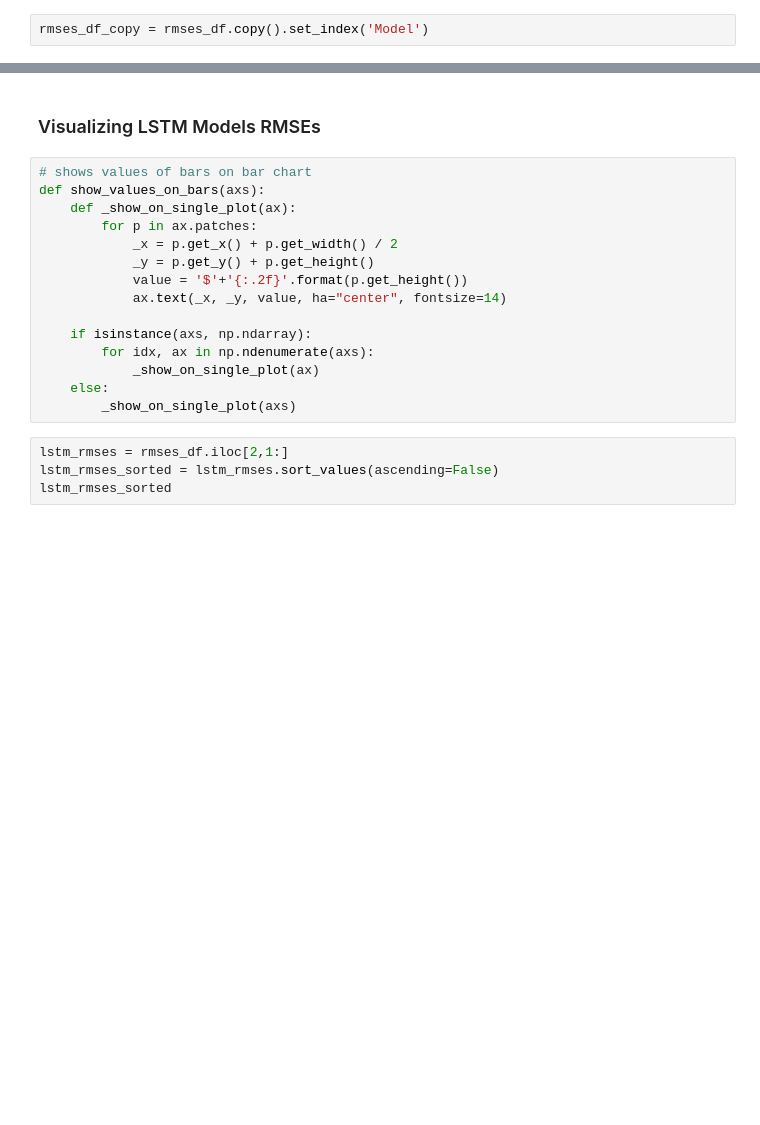
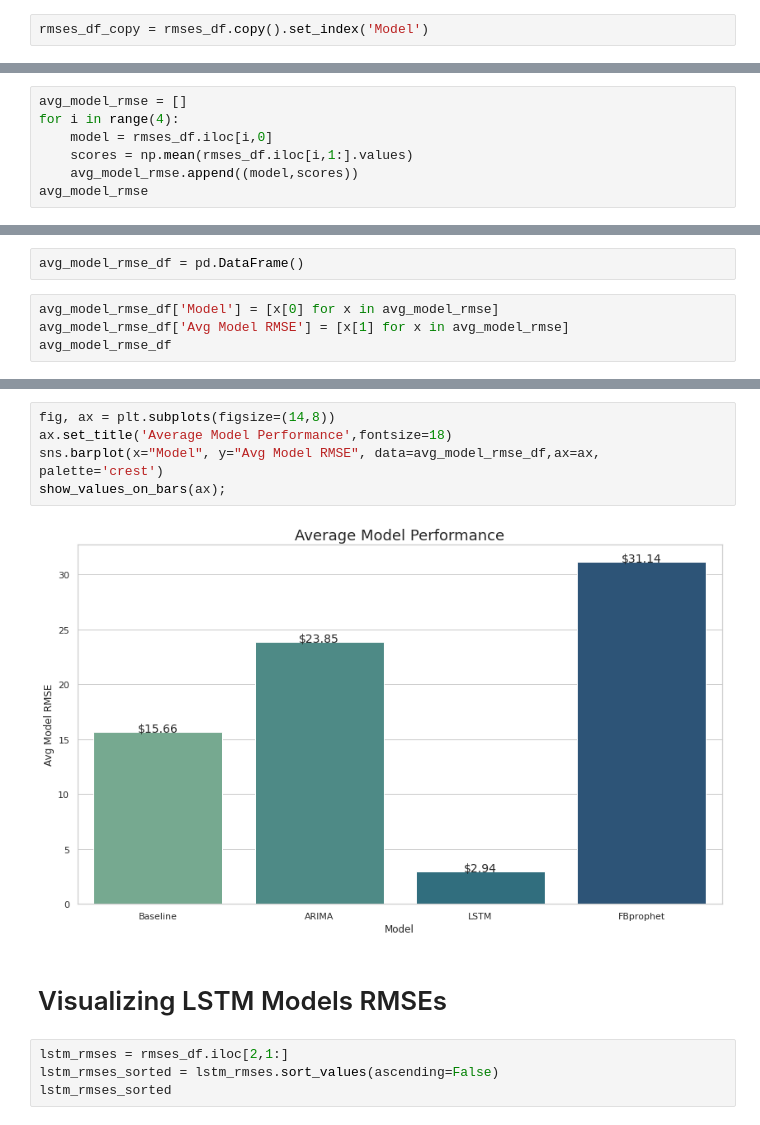
Before and after one commit to j-vasquez21/Stock-Forecasting, a Jupyter notebook: Evaluation.ipynb, the cells around one changed output, grey strips where cells are left out. Saved outputs shown, nothing was run; the diff lists cells and outputs as text; blank space fills up the shorter version.

```diff
--- a/Evaluation.ipynb
+++ b/Evaluation.ipynb
@@ -63,0 +69,7 @@ For all funds, the LSTM model was the best performing model that yielded the low
+# %%
+avg_model_rmse = []
+for i in range(4):
+    model = rmses_df.iloc[i,0]
+    scores = np.mean(rmses_df.iloc[i,1:].values)
+    avg_model_rmse.append((model,scores))
+avg_model_rmse
@@ -63,0 +81,6 @@ For all funds, the LSTM model was the best performing model that yielded the low
+# %%
+avg_model_rmse_df = pd.DataFrame()
+# %%
+avg_model_rmse_df['Model'] = [x[0] for x in avg_model_rmse]
+avg_model_rmse_df['Avg Model RMSE'] = [x[1] for x in avg_model_rmse]
+avg_model_rmse_df
@@ -64,20 +108,12 @@ For all funds, the LSTM model was the best performing model that yielded the low
+# %%
+fig, ax = plt.subplots(figsize=(14,8))
+ax.set_title('Average Model Performance',fontsize=18)
+sns.barplot(x="Model", y="Avg Model RMSE", data=avg_model_rmse_df,ax=ax, palette='crest')
+show_values_on_bars(ax);
+# %% [output]
+[figure, added]
 # %% [markdown]
-### Visualizing LSTM Models RMSEs
+# Visualizing LSTM Models RMSEs
-# %%
-# shows values of bars on bar chart
-def show_values_on_bars(axs):
-    def _show_on_single_plot(ax):
-        for p in ax.patches:
-            _x = p.get_x() + p.get_width() / 2
-            _y = p.get_y() + p.get_height()
-            value = '$'+'{:.2f}'.format(p.get_height())
-            ax.text(_x, _y, value, ha="center", fontsize=14)
-
-    if isinstance(axs, np.ndarray):
-        for idx, ax in np.ndenumerate(axs):
-            _show_on_single_plot(ax)
-    else:
-        _show_on_single_plot(axs)
 # %%
 lstm_rmses = rmses_df.iloc[2,1:]
 lstm_rmses_sorted = lstm_rmses.sort_values(ascending=False)
```
Also changed, not shown: parts of 16 cells of this notebook.
